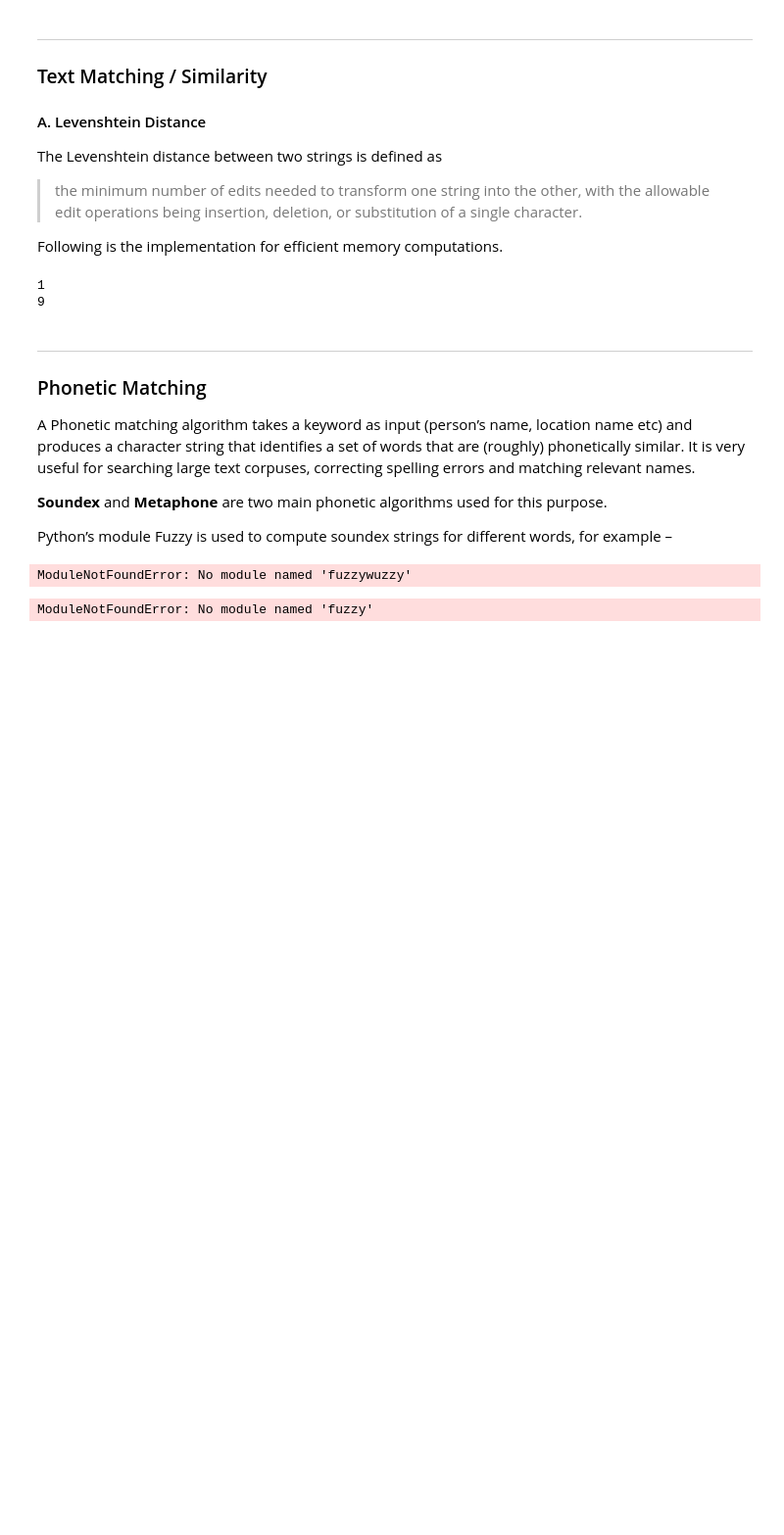
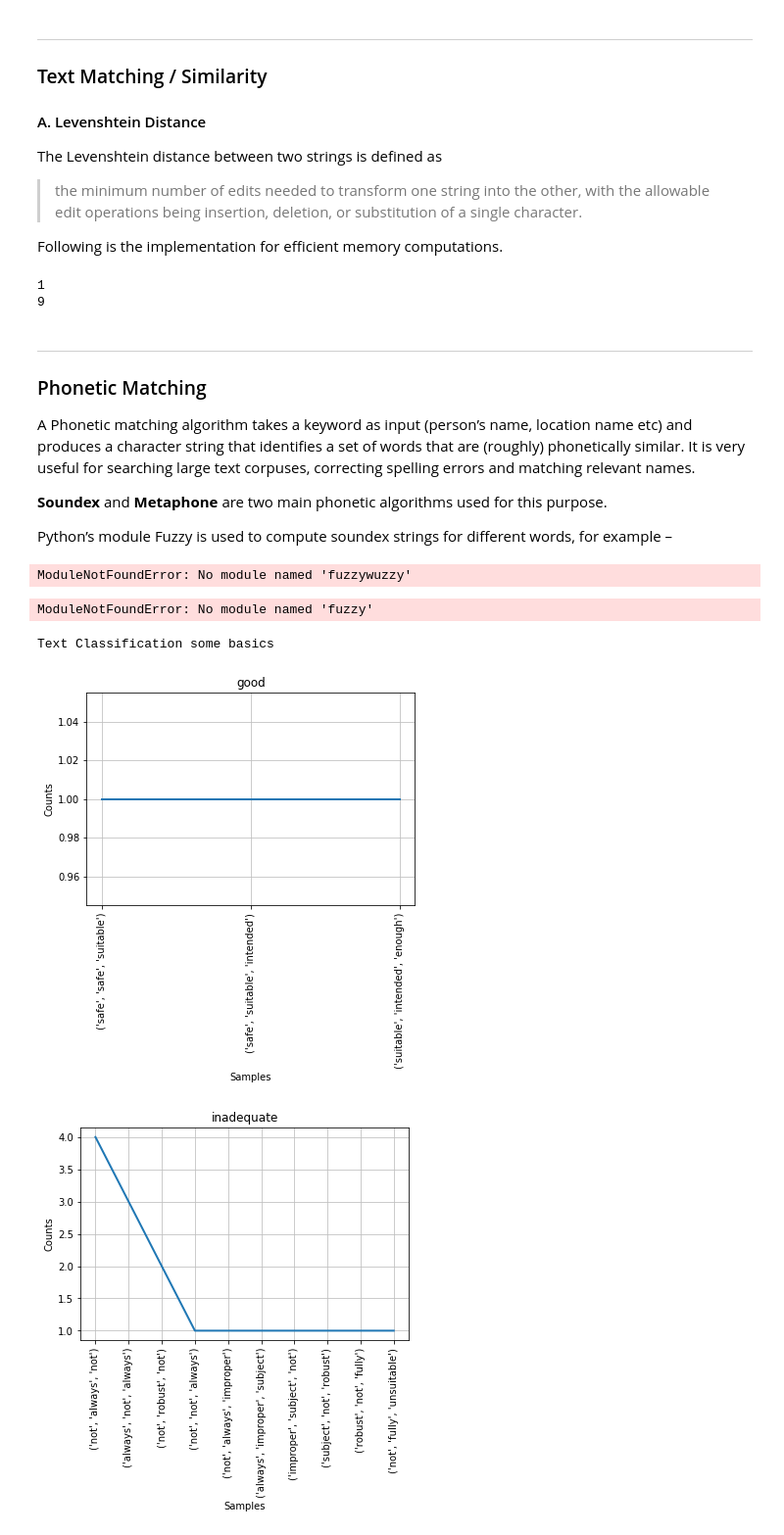
Before and after one commit to nlpforhealthcare18/nlpforhealthcare18.github.io, a Jupyter notebook: NLP_basics.ipynb, the cells around one changed output. Shown: that part at 98% size. Drawn from its saved outputs; the diff is of its cells as text; code cells hidden in the pictures; blank space fills up the shorter version.

Commit message:
adding a new file to extract text features

```diff
--- a/NLP_basics.ipynb
+++ b/NLP_basics.ipynb
@@ -1217,3 +1217,75 @@ print(soundex('ankita'))
 print(soundex('aunkit'))
 # %% [output]
 ModuleNotFoundError: No module named 'fuzzy'
+# %%
+print ("Text Classification some basics")
+
+sep='+'*20
+import nltk
+from nltk.classify import apply_features
+
+import pandas as pd
+import numpy as np
+import nltk
+import re
+
+from nltk.corpus import stopwords
+from nltk.util import ngrams
+from nltk.probability import FreqDist
+from nltk.tokenize import word_tokenize
+
+path='data/structured_data.csv'
+strctured_df=pd.read_csv(path,error_bad_lines=False,sep='\t')
+col_names=list(strctured_df)
+del strctured_df[col_names[0]]
+strctured_df.head()
+
+
+
+# Creating a smaller dataframe to play with a few features.
+# Data might be a bit disordered ?
+subset_df=strctured_df[['Overall rating for this service','Is the service caring?']]
+
+subset_df_grped=subset_df.groupby('Overall rating for this service')['Is the service caring?'].\
+apply(lambda x: "{%s}" % ', '.join(x)).to_frame()
+subset_df_grped=subset_df_grped.reset_index()
+subset_df_grped
+
+
+num_rows=subset_df_grped.shape[0]
+first_n_common=10
+fetr_list=[]
+for index in range(num_rows):
+    words=[]
+    filtered_words=[]
+    #text=subset_df['Is the service caring?'][index].lower()
+    #tagged_sentence = nltk.tag.pos_tag(text.split())
+    text=subset_df_grped['Is the service caring?'][index].lower()
+    tagged_sentence = nltk.tag.pos_tag(text.split())
+    edited_sentence = [word for word,tag in tagged_sentence
+                       # To only collect adverbs and adjectives...
+                       if tag in ('JJ','RB')]
+                       # To remove the Nouns...
+                       #if tag not in ('NN', 'NNP', 'NNPS', 'NNS')]
+    #edited_sentence
+    # Just ensure the sentence has alphabetical characters
+    words = [word for word in edited_sentence if word.isalpha()]
+
+    # We can also remove the stopwords..the, in, to, that...
+    #filtered_words = [word for word in words if word not in stopwords.words('english')]
+    filtered_words = words
+
+    # Change the number of words in a pairs
+    fdist = FreqDist(ngrams(filtered_words,3))
+
+    most_imp = FreqDist(dict(fdist.most_common()[:first_n_common]))
+    fetr_list.append(most_imp)
+keys=subset_df_grped['Overall rating for this service'].tolist()
+dictionary = dict(zip(keys, fetr_list))
+lst_dic=list(dictionary.keys())
+for index in range(len(lst_dic)):
+    dictionary.get(lst_dic[index]).plot(title=lst_dic[index])
+# %% [output]
+Text Classification some basics
+[figure, added]
+[figure, added]
```
Also changed, not shown: parts of 1 cell of this notebook.
